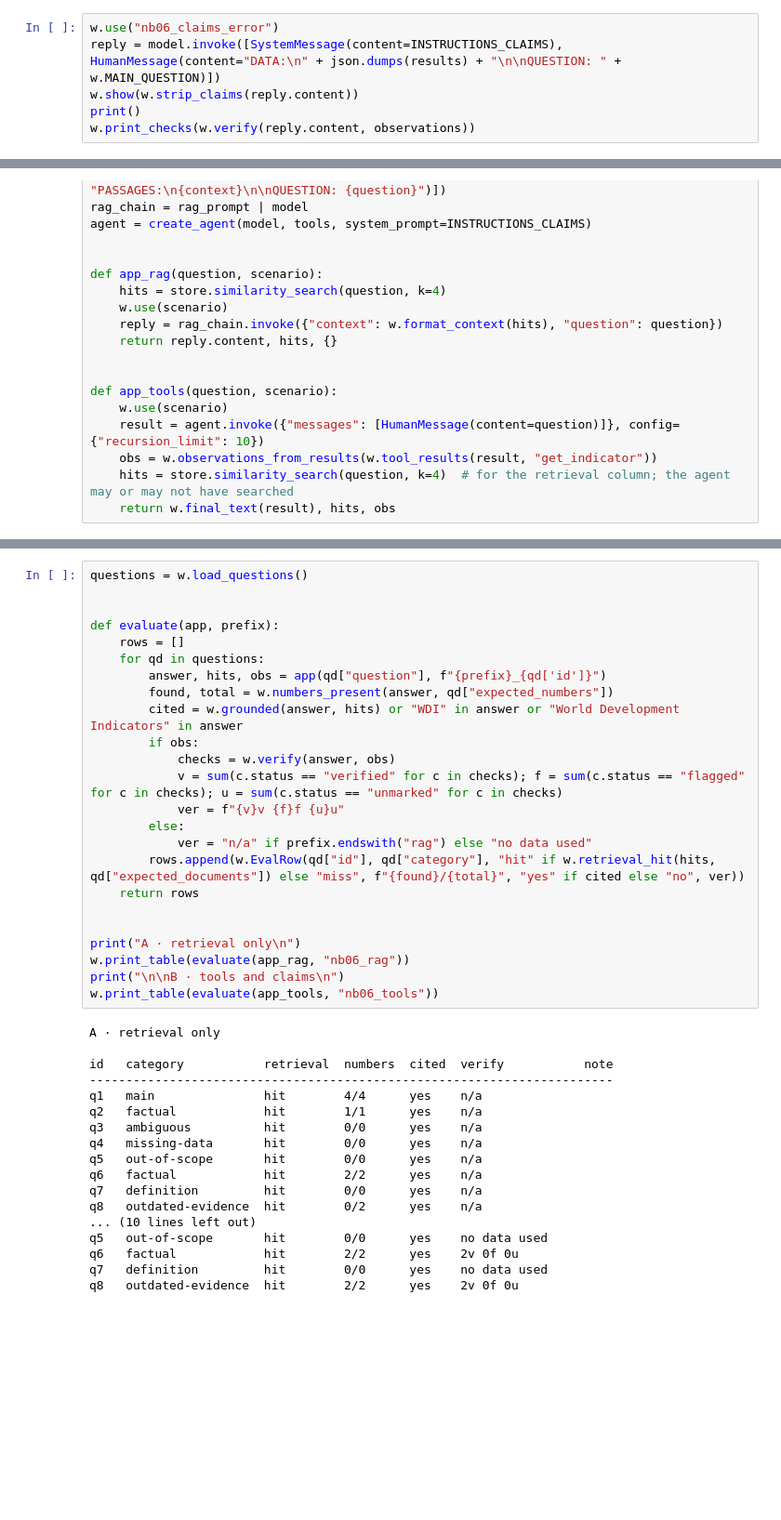
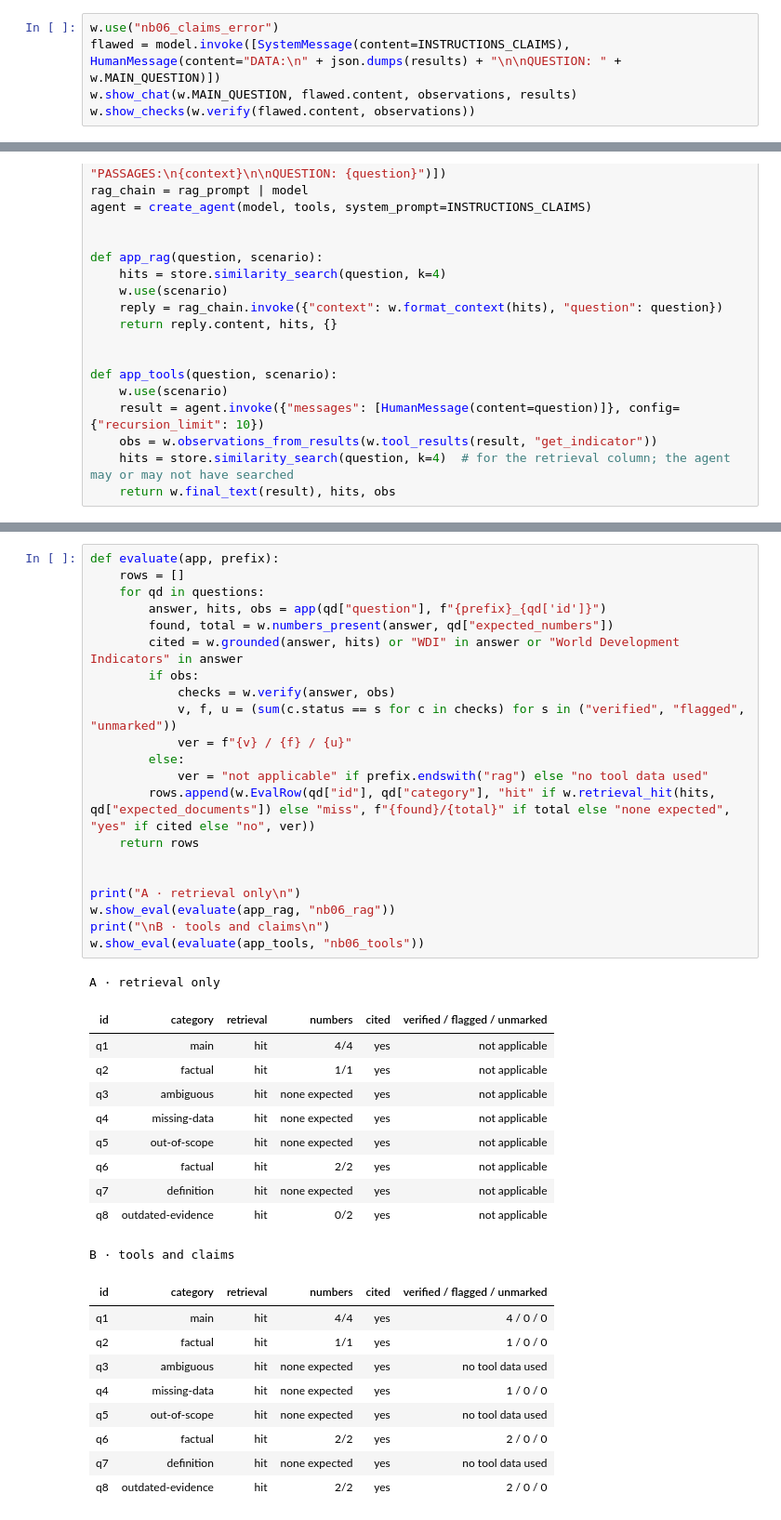
Before and after one commit to worldbank/ai4data, a Jupyter notebook: training/session-01-building-ai-applications/notebooks/06-verification-and-evaluation.ipynb, the cells around one changed output, grey strips where cells are left out. Shown at 93% size. Saved outputs shown, nothing was run; the diff lists cells and outputs as text; blank space fills up the shorter version.

```diff
--- a/training/session-01-building-ai-applications/notebooks/06-verification-and-evaluation.ipynb
+++ b/training/session-01-building-ai-applications/notebooks/06-verification-and-evaluation.ipynb
@@ -108,7 +134,6 @@ The planted problem. One tagged figure has been altered, and one figure has no t
 # %%
 w.use("nb06_claims_error")
-reply = model.invoke([SystemMessage(content=INSTRUCTIONS_CLAIMS), HumanMessage(content="DATA:\n" + json.dumps(results) + "\n\nQUESTION: " + w.MAIN_QUESTION)])
-w.show(w.strip_claims(reply.content))
-print()
-w.print_checks(w.verify(reply.content, observations))
+flawed = model.invoke([SystemMessage(content=INSTRUCTIONS_CLAIMS), HumanMessage(content="DATA:\n" + json.dumps(results) + "\n\nQUESTION: " + w.MAIN_QUESTION)])
+w.show_chat(w.MAIN_QUESTION, flawed.content, observations, results)
+w.show_checks(w.verify(flawed.content, observations))
 # %% [output]
@@ -166,43 +212,43 @@ Eight questions with expected documents, expected numbers, and expected behaviou
 # %%
-questions = w.load_questions()
-
-
 def evaluate(app, prefix):
     rows = []
     for qd in questions:
         answer, hits, obs = app(qd["question"], f"{prefix}_{qd['id']}")
         found, total = w.numbers_present(answer, qd["expected_numbers"])
         cited = w.grounded(answer, hits) or "WDI" in answer or "World Development Indicators" in answer
         if obs:
             checks = w.verify(answer, obs)
-            v = sum(c.status == "verified" for c in checks); f = sum(c.status == "flagged" for c in checks); u = sum(c.status == "unmarked" for c in checks)
-            ver = f"{v}v {f}f {u}u"
+            v, f, u = (sum(c.status == s for c in checks) for s in ("verified", "flagged", "unmarked"))
+            ver = f"{v} / {f} / {u}"
         else:
-            ver = "n/a" if prefix.endswith("rag") else "no data used"
-        rows.append(w.EvalRow(qd["id"], qd["category"], "hit" if w.retrieval_hit(hits, qd["expected_documents"]) else "miss", f"{found}/{total}", "yes" if cited else "no", ver))
+            ver = "not applicable" if prefix.endswith("rag") else "no tool data used"
+        rows.append(w.EvalRow(qd["id"], qd["category"], "hit" if w.retrieval_hit(hits, qd["expected_documents"]) else "miss", f"{found}/{total}" if total else "none expected", "yes" if cited else "no", ver))
     return rows
 
 
 print("A · retrieval only\n")
-w.print_table(evaluate(app_rag, "nb06_rag"))
-print("\n\nB · tools and claims\n")
-w.print_table(evaluate(app_tools, "nb06_tools"))
+w.show_eval(evaluate(app_rag, "nb06_rag"))
+print("\nB · tools and claims\n")
+w.show_eval(evaluate(app_tools, "nb06_tools"))
 # %% [output]
 A · retrieval only
-
-id   category           retrieval  numbers  cited  verify           note
-------------------------------------------------------------------------
-q1   main               hit        4/4      yes    n/a
-q2   factual            hit        1/1      yes    n/a
-q3   ambiguous          hit        0/0      yes    n/a
-q4   missing-data       hit        0/0      yes    n/a
-q5   out-of-scope       hit        0/0      yes    n/a
-q6   factual            hit        2/2      yes    n/a
-q7   definition         hit        0/0      yes    n/a
-q8   outdated-evidence  hit        0/2      yes    n/a
-... (10 lines left out)
-q5   out-of-scope       hit        0/0      yes    no data used
-q6   factual            hit        2/2      yes    2v 0f 0u
-q7   definition         hit        0/0      yes    no data used
-q8   outdated-evidence  hit        2/2      yes    2v 0f 0u
+| id | category | retrieval | numbers | cited | verified / flagged / unmarked |
+| q1 | main | hit | 4/4 | yes | not applicable |
+| q2 | factual | hit | 1/1 | yes | not applicable |
+| q3 | ambiguous | hit | none expected | yes | not applicable |
+| q4 | missing-data | hit | none expected | yes | not applicable |
+| q5 | out-of-scope | hit | none expected | yes | not applicable |
+| q6 | factual | hit | 2/2 | yes | not applicable |
+| q7 | definition | hit | none expected | yes | not applicable |
+| q8 | outdated-evidence | hit | 0/2 | yes | not applicable |
+B · tools and claims
+| id | category | retrieval | numbers | cited | verified / flagged / unmarked |
+| q1 | main | hit | 4/4 | yes | 4 / 0 / 0 |
+| q2 | factual | hit | 1/1 | yes | 1 / 0 / 0 |
+| q3 | ambiguous | hit | none expected | yes | no tool data used |
+| q4 | missing-data | hit | none expected | yes | 1 / 0 / 0 |
+| q5 | out-of-scope | hit | none expected | yes | no tool data used |
+| q6 | factual | hit | 2/2 | yes | 2 / 0 / 0 |
+| q7 | definition | hit | none expected | yes | no tool data used |
+| q8 | outdated-evidence | hit | 2/2 | yes | 2 / 0 / 0 |
 # %% [markdown]
```
Also changed, not shown: parts of 18 cells of this notebook, 14 other files.
